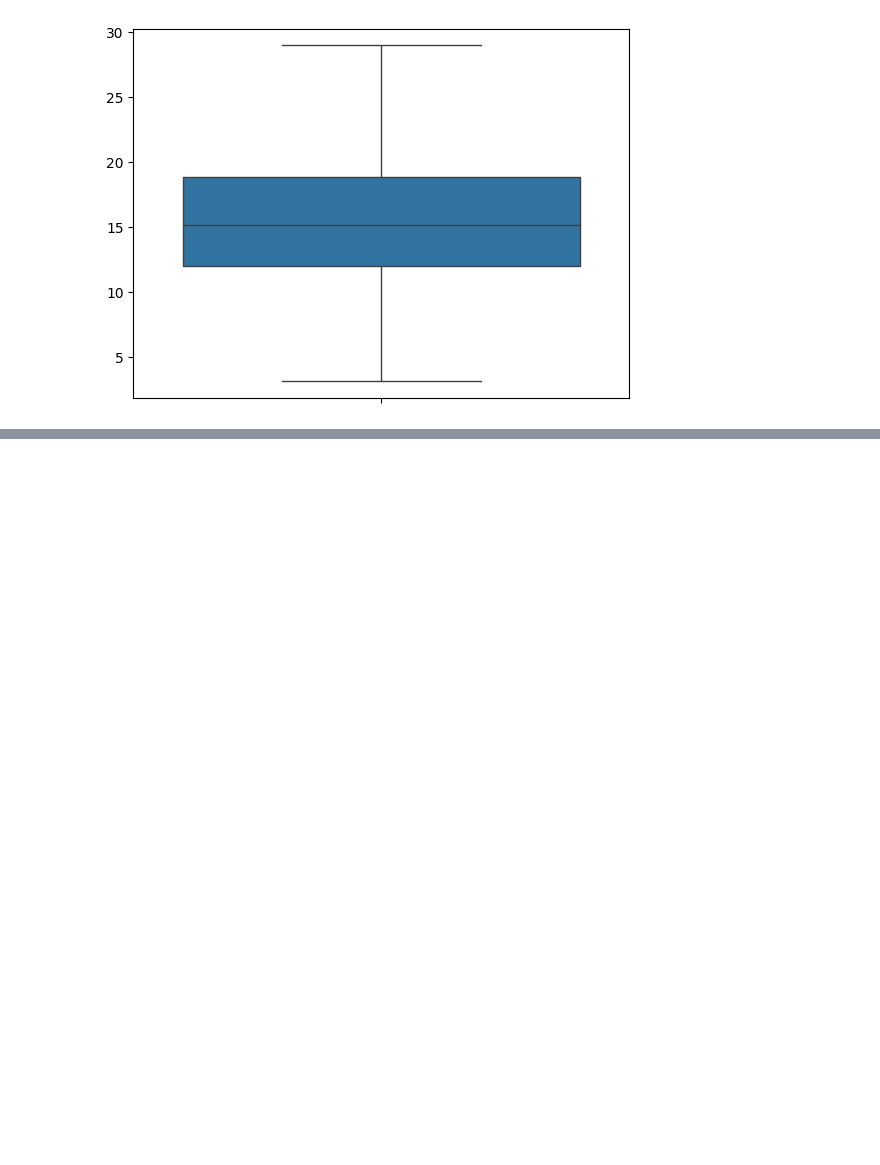
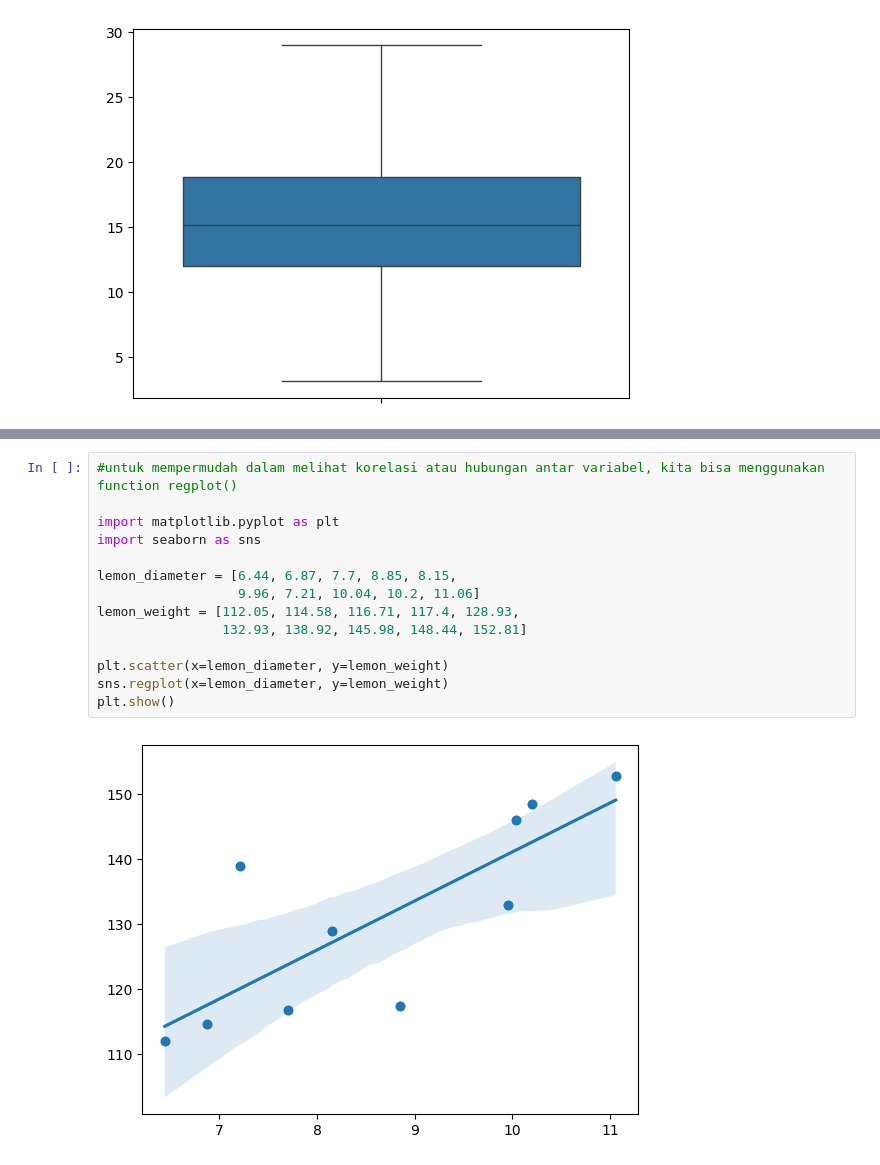
Before and after one commit to zhavei/proyek_analisis_data, a Jupyter notebook: data_visualization.ipynb, the cells around one changed output, grey strips where cells are left out. Drawn from its saved outputs; the diff is of its cells as text; blank space fills up the shorter version.

```diff
--- a/data_visualization.ipynb
+++ b/data_visualization.ipynb
@@ -96,0 +114,16 @@ plt.show()
+# %%
+#untuk mempermudah dalam melihat korelasi atau hubungan antar variabel, kita bisa menggunakan function regplot()
+
+import matplotlib.pyplot as plt
+import seaborn as sns
+
+lemon_diameter = [6.44, 6.87, 7.7, 8.85, 8.15,
+                  9.96, 7.21, 10.04, 10.2, 11.06]
+lemon_weight = [112.05, 114.58, 116.71, 117.4, 128.93,
+                132.93, 138.92, 145.98, 148.44, 152.81]
+
+plt.scatter(x=lemon_diameter, y=lemon_weight)
+sns.regplot(x=lemon_diameter, y=lemon_weight)
+plt.show()
+# %% [output]
+[figure, added]
```
Also changed, not shown: parts of 10 cells of this notebook.
